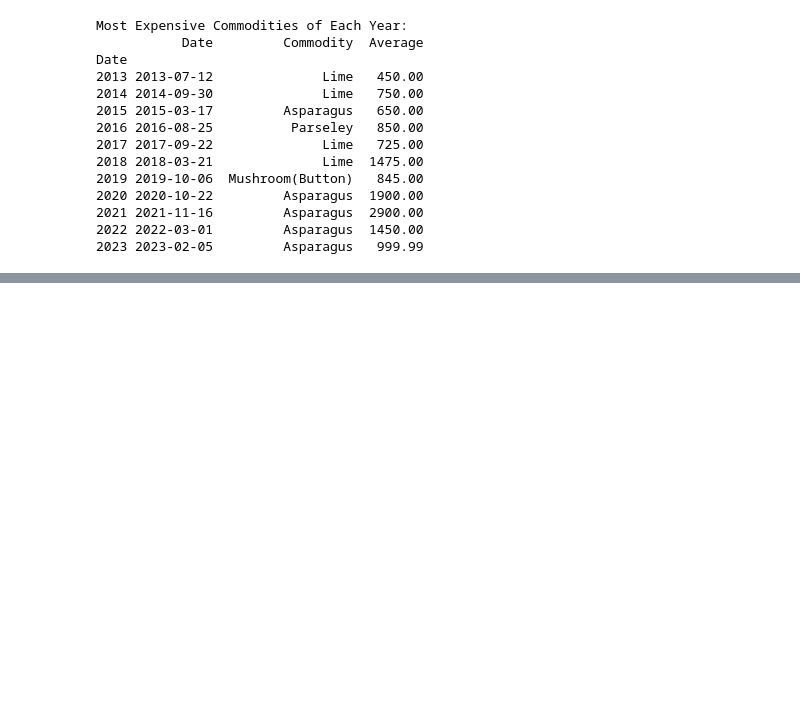
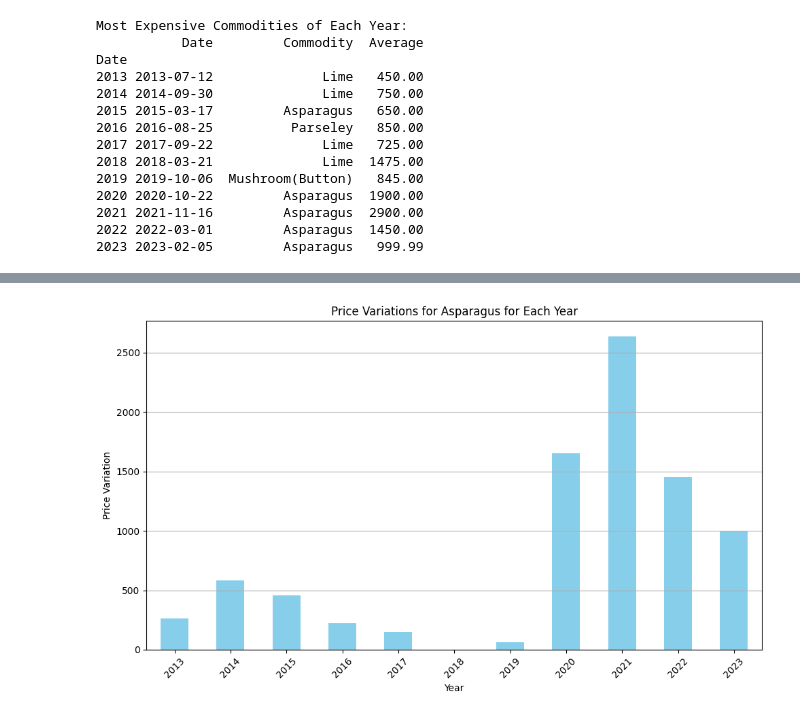
Before and after one commit to Rk-Pudasaini/Data_Analysis, a Jupyter notebook: Kalimati_tarkari_price_analysis.ipynb, the cells around one changed output, grey strips where cells are left out. Drawn from its saved outputs; the diff is of its cells as text; code cells hidden in the pictures; blank space fills up the shorter version.

```diff
--- a/Kalimati_tarkari_price_analysis.ipynb
+++ b/Kalimati_tarkari_price_analysis.ipynb
@@ -526,0 +550,24 @@ Name: Average, dtype: float64
+# %%
+def plot_variation_bar(df, commodity):
+
+    # Filter the DataFrame for the specified commodity
+    commodity_df = df[df['Commodity'] == commodity]
+
+    # Group by year and calculate the price variation (difference between maximum and minimum prices) for each year
+    price_variation_by_year = commodity_df.groupby(commodity_df['Date'].dt.year)['Average'].apply(lambda x: x.max() - x.min())
+
+    # Plot the price variations for the specified commodity for each year
+    plt.figure(figsize=(10, 6))
+    price_variation_by_year.plot(kind='bar', color='skyblue')
+    plt.title(f'Price Variations for {commodity} for Each Year')
+    plt.xlabel('Year')
+    plt.ylabel('Price Variation')
+    plt.xticks(rotation=45)
+    plt.grid(axis='y')
+    plt.tight_layout()
+    plt.show()
+
+# plot for Asparagus
+plot_variation_bar(df, 'Asparagus')
+# %% [output]
+[figure, added]
```
Also changed, not shown: parts of 11 cells of this notebook.
